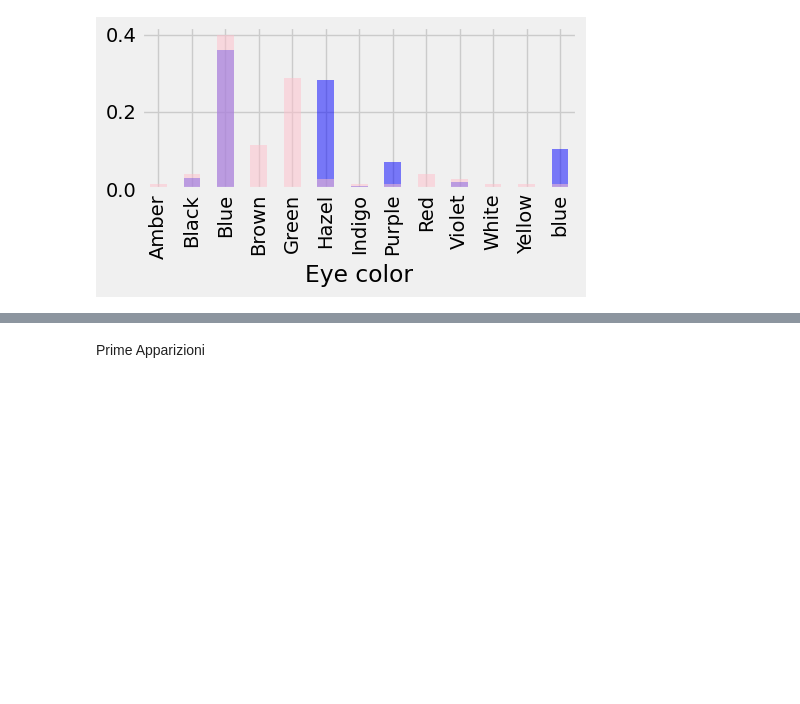
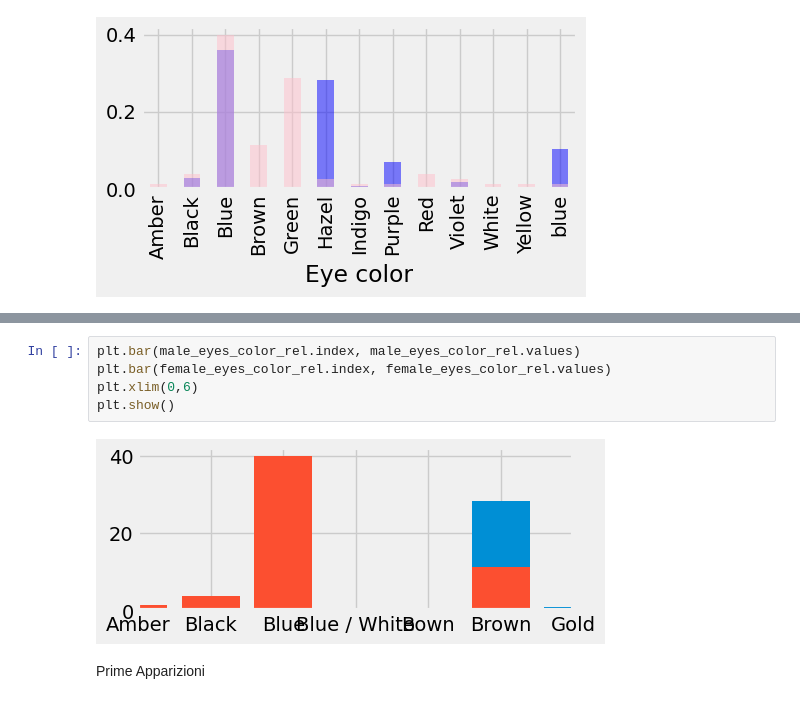
Before and after one commit to PippoZord/superhero-datascience, a Jupyter notebook: content/Esercitazioni/DatiFrequenze.ipynb, the cells around one changed output, grey strips where cells are left out. Cells and saved outputs as stored; diff of their text form; blank space fills up the shorter version.

```diff
--- a/content/Esercitazioni/DatiFrequenze.ipynb
+++ b/content/Esercitazioni/DatiFrequenze.ipynb
@@ -238,3 +248,10 @@ plt.show()
+# %%
+plt.bar(male_eyes_color_rel.index, male_eyes_color_rel.values)
+plt.bar(female_eyes_color_rel.index, female_eyes_color_rel.values)
+plt.xlim(0,6)
+plt.show()
+# %% [output]
+[figure, added]
 # %% [markdown]
 Prime Apparizioni
 # %%
```
Also changed, not shown: parts of 7 cells of this notebook, 2 other files.
